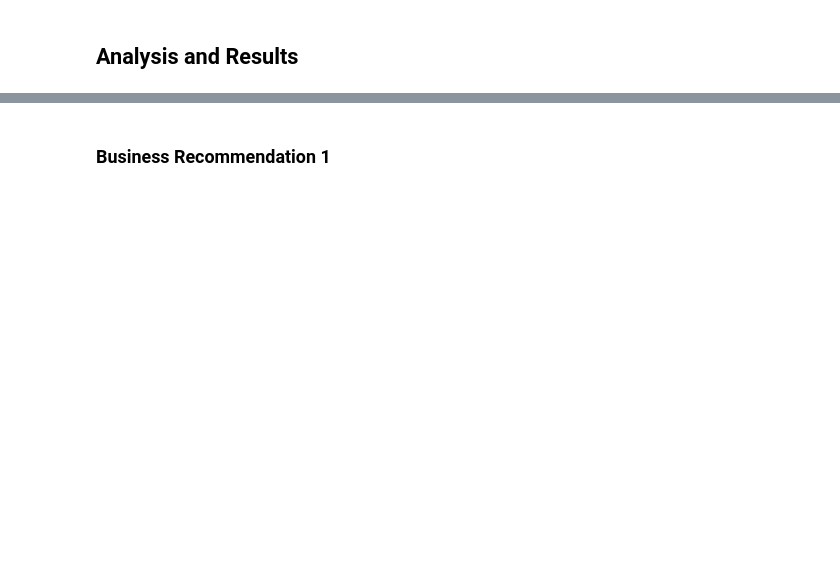
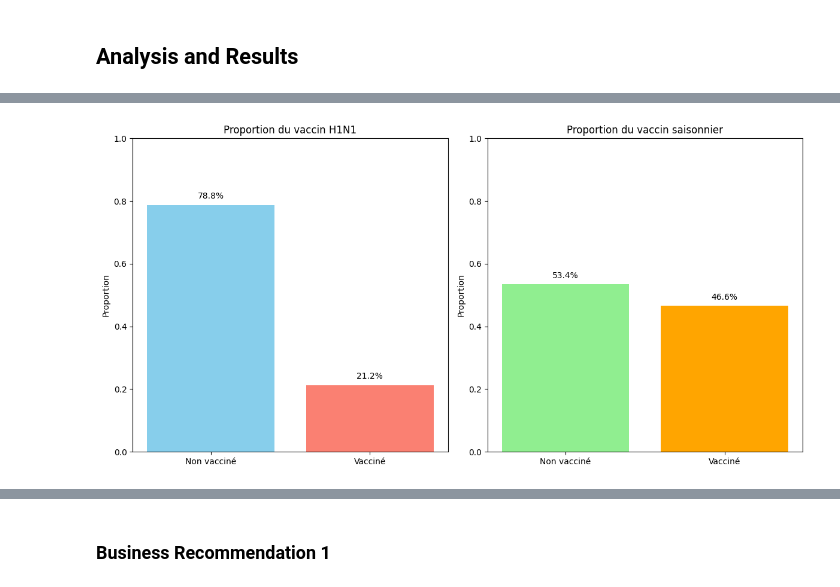
Before and after one commit to pradashlley/Project-P3, a Jupyter notebook: Final-checkpoint.ipynb, the cells around one changed output, grey strips where cells are left out. Cells and saved outputs as stored; diff of their text form; code cells hidden in the pictures; blank space fills up the shorter version.

```diff
--- a/Final-checkpoint.ipynb
+++ b/Final-checkpoint.ipynb
@@ -42,0 +25,12 @@ memory usage: 21.4+ MB
+# %%
+#Lecture du fichier csv
+url1="C:/Users/ADMIN/Documents/Course/Project-P3/training_set_features.csv"
+df1=pd.read_csv(url1)
+
+url2="C:/Users/ADMIN/Documents/Course/Project-P3/training_set_labels.csv"
+df2=pd.read_csv(url2)
+
+#Apercu du fichier
+df1.dtypes
+df1.info()
+df2.info()
@@ -125,0 +99,41 @@ Nombre total d'accidents : 90348
+# %%
+# Calculer le nombre de personnes vaccinées et non-vaccinées pour h1n1
+h1n1_counts = df2['h1n1_vaccine'].value_counts(normalize=True)
+
+# Calculer le nombre de personnes vaccinées et non-vaccinées pour le vaccin saisonnier
+seasonal_counts = df2['seasonal_vaccine'].value_counts(normalize=True)
+# %%
+# Créer une figure et deux sous-graphiques (axes)
+fig, (ax1, ax2) = plt.subplots(1, 2, figsize=(12, 6))
+
+# Diagramme en barres pour le vaccin h1n1
+ax1.bar(h1n1_counts.index, h1n1_counts.values, color=['skyblue', 'salmon'])
+ax1.set_title('Proportion du vaccin H1N1')
+ax1.set_xticks([0, 1])
+ax1.set_xticklabels(['Non vacciné', 'Vacciné'])
+ax1.set_ylabel('Proportion')
+ax1.set_ylim(0, 1)
+
+# Ajouter les pourcentages au-dessus des barres pour une meilleure lisibilité
+for i, v in enumerate(h1n1_counts.values):
+    ax1.text(i, v + 0.02, f'{v:.1%}', ha='center')
+
+# Diagramme en barres pour le vaccin saisonnier
+ax2.bar(seasonal_counts.index, seasonal_counts.values, color=['lightgreen', 'orange'])
+ax2.set_title('Proportion du vaccin saisonnier')
+ax2.set_xticks([0, 1])
+ax2.set_xticklabels(['Non vacciné', 'Vacciné'])
+ax2.set_ylabel('Proportion')
+ax2.set_ylim(0, 1)
+
+# Ajouter les pourcentages au-dessus des barres
+for i, v in enumerate(seasonal_counts.values):
+    ax2.text(i, v + 0.02, f'{v:.1%}', ha='center')
+
+# Ajuster la mise en page
+plt.tight_layout()
+
+# Afficher le graphique
+plt.show()
+# %% [output]
+[figure, added]
```
Also changed, not shown: parts of 46 cells of this notebook.
